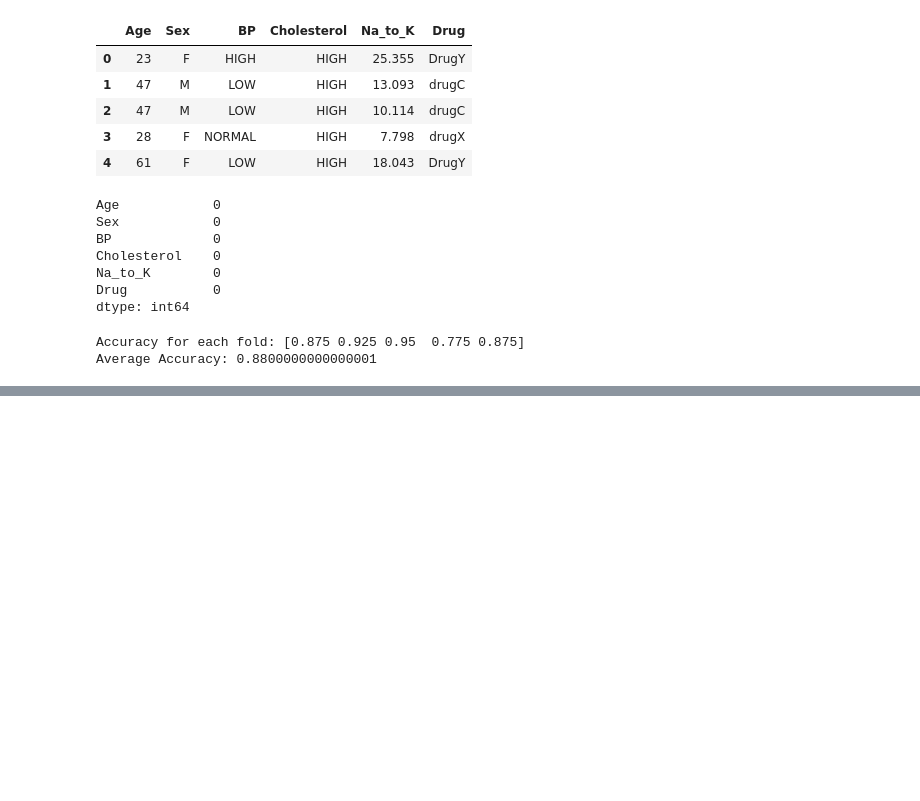
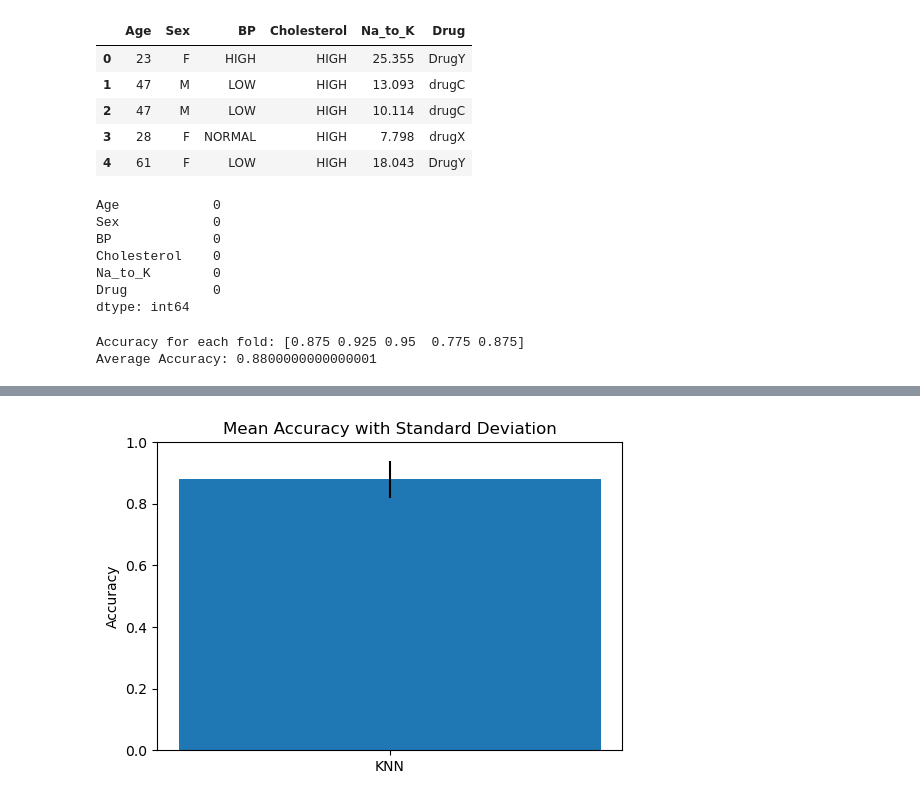
Before and after one commit to gyana10/ML_projects, a Jupyter notebook: Classification/KNN_with_KFold.ipynb, the cells around one changed output, grey strips where cells are left out. Saved outputs shown, nothing was run; the diff lists cells and outputs as text; code cells hidden in the pictures; blank space fills up the shorter version.

```diff
--- a/Classification/KNN_with_KFold.ipynb
+++ b/Classification/KNN_with_KFold.ipynb
@@ -55,0 +70,12 @@ Average Accuracy: 0.8800000000000001
+# %%
+mean_score = np.mean(scores)
+std_score = np.std(scores)
+
+plt.figure(figsize=(6,4))
+plt.bar(["KNN"], [mean_score], yerr=[std_score])
+plt.ylabel("Accuracy")
+plt.title("Mean Accuracy with Standard Deviation")
+plt.ylim(0, 1)
+plt.show()
+# %% [output]
+[figure, added]
```
Also changed, not shown: parts of 2 cells of this notebook.
